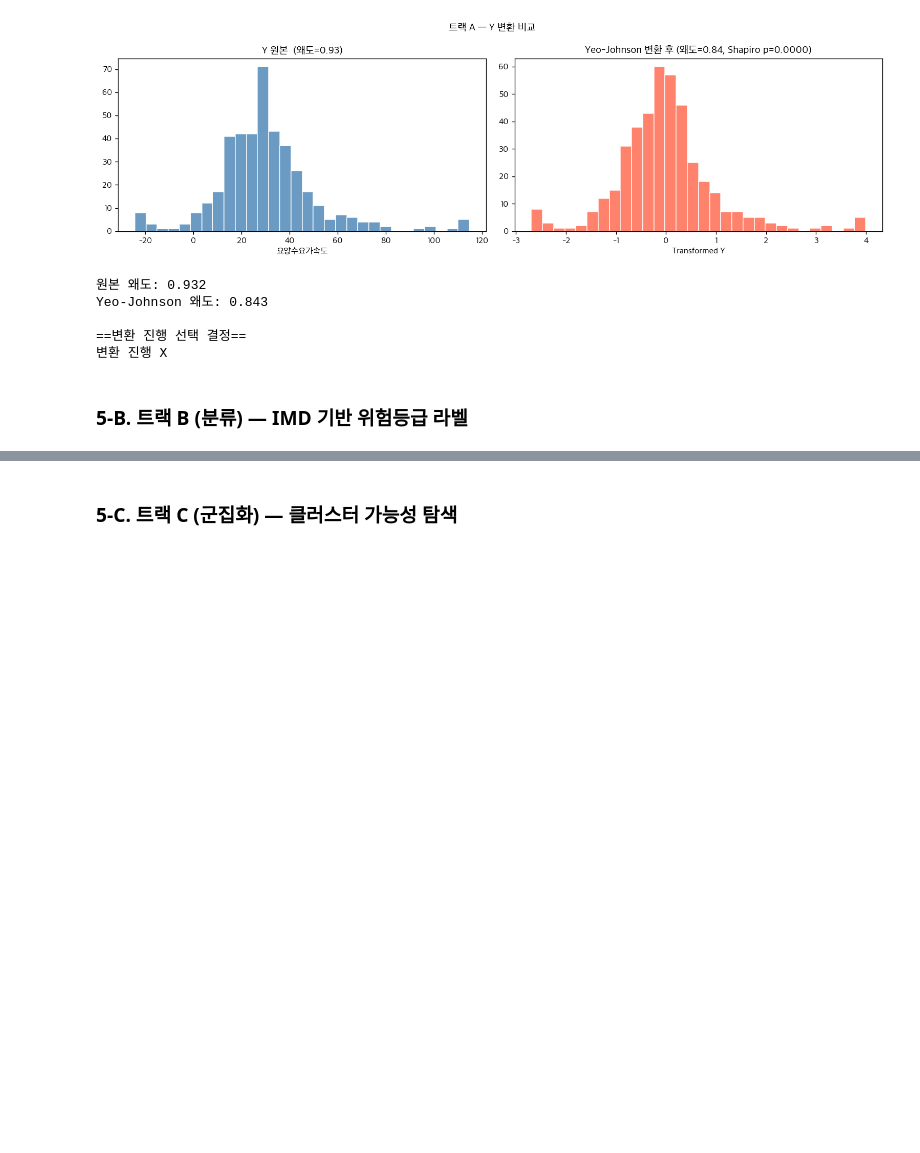
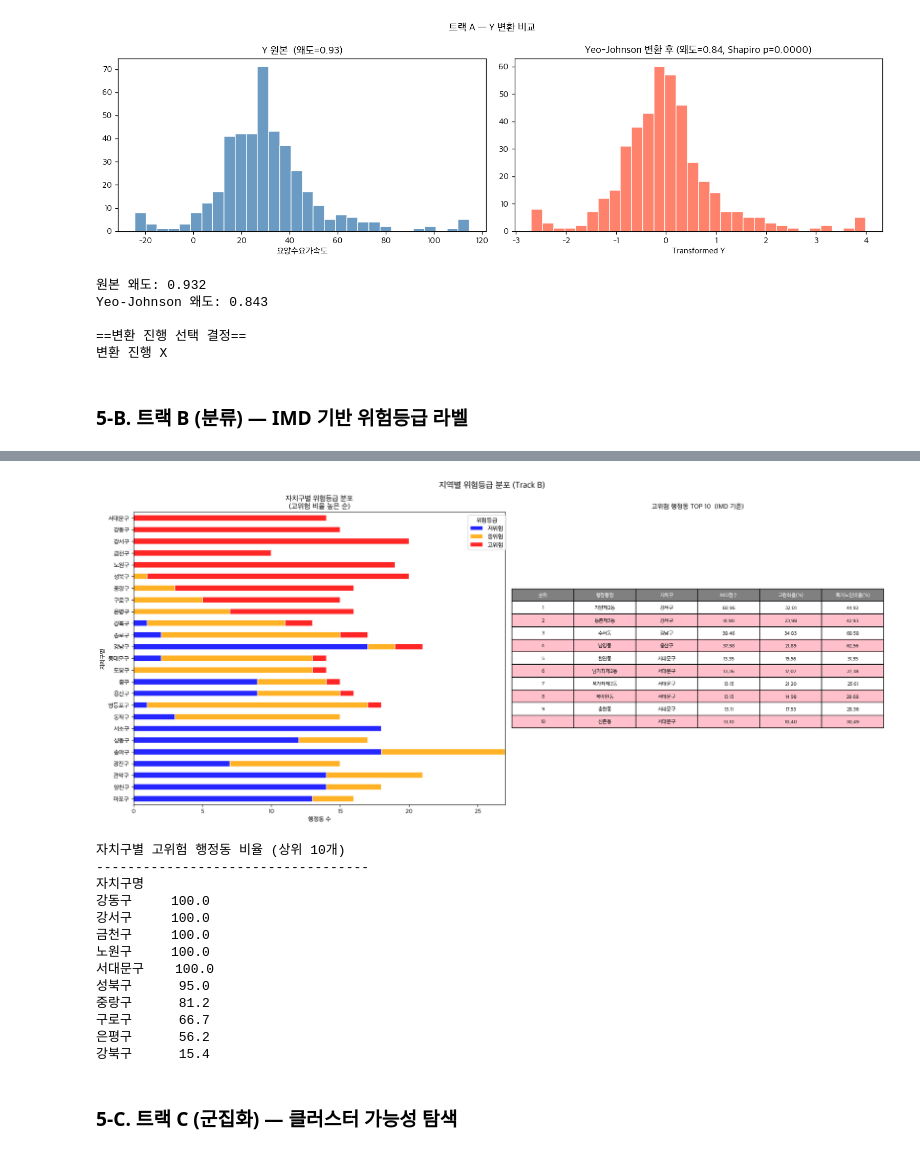
Before and after one commit to Hufssiyoung/elderly_healthcare_Income_analysis, a Jupyter notebook: EDA.ipynb, the cells around one changed output, grey strips where cells are left out. Cells and saved outputs as stored; diff of their text form; code cells hidden in the pictures; blank space fills up the shorter version.

```diff
--- a/EDA.ipynb
+++ b/EDA.ipynb
@@ -464,3 +586,79 @@ IMD_score 클래스별 요약:
+# %%
+# 자치구별 위험등급 분포 + 고위험 행정동 TOP 10
+fig, axes = plt.subplots(1, 2, figsize=(18, 8))
+fig.suptitle('지역별 위험등급 분포 (Track B)', fontsize=14, fontweight='bold')
+
+# 자치구별 누적 막대 (고위험 비율 기준 정렬)
+gu_class = (df_b.groupby(['자치구명', '위험등급'])
+               .size()
+               .unstack(fill_value=0))
+for c in order:
+    if c not in gu_class.columns:
+        gu_class[c] = 0
+gu_class = gu_class[order]
+gu_class['고위험비율'] = gu_class['고위험'] / gu_class.sum(axis=1)
+gu_class = gu_class.sort_values('고위험비율').drop(columns='고위험비율')
+
+gu_class.plot(kind='barh', stacked=True, ax=axes[0],
+              color=['blue', 'orange', 'red'],
+              alpha=0.85, edgecolor='white')
+axes[0].set_title('자치구별 위험등급 분포\n(고위험 비율 높은 순)')
+axes[0].set_xlabel('행정동 수')
+axes[0].legend(title='위험등급', bbox_to_anchor=(1.01, 1))
+
+# 고위험 행정동 TOP 10 (IMD_score 기준)
+top10 = (df_b[df_b['위험등급'] == '고위험']
+         [['행정동명', '자치구명', 'IMD_score', '고령화율', '독거노인비율']]
+         .sort_values('IMD_score', ascending=False)
+         .head(10)
+         .reset_index(drop=True))
+top10.index += 1
+
+axes[1].axis('off')
+col_labels = ['행정동명', '자치구', 'IMD점수', '고령화율(%)', '독거노인비율(%)']
+tbl = axes[1].table(
+    cellText=[[str(i + 1)] + [f'{v:.2f}' if isinstance(v, float) else str(v)
+                              for v in row]
+              for i, row in enumerate(top10.values.tolist())],
+    colLabels=['순위'] + col_labels,
+    loc='center', cellLoc='center'
+)
+tbl.auto_set_font_size(False)
+tbl.set_fontsize(8.5)
+tbl.scale(1, 1.6)
+for j in range(len(col_labels) + 1):
+    tbl[0, j].set_facecolor('gray')
+    tbl[0, j].set_text_props(color='white', fontweight='bold')
+for i in range(1, 11):
+    for j in range(len(col_labels) + 1):
+        tbl[i, j].set_facecolor('pink' if i % 2 == 0 else 'white')
+axes[1].set_title('고위험 행정동 TOP 10  (IMD 기준)', fontsize=11, fontweight='bold')
+
+plt.tight_layout()
+plt.show()
+
+# 자치구별 고위험 비율 수치 출력
+print("자치구별 고위험 행정동 비율 (상위 10개)")
+print("-" * 35)
+gu_rate = (df_b.groupby(['자치구명', '위험등급'])
+               .size().unstack(fill_value=0))
+gu_rate['고위험비율(%)'] = (gu_rate.get('고위험', 0) / gu_rate.sum(axis=1) * 100).round(1)
+print(gu_rate['고위험비율(%)'].sort_values(ascending=False).head(10).to_string())
+# %% [output]
+[figure, added]
+자치구별 고위험 행정동 비율 (상위 10개)
+-----------------------------------
+자치구명
+강동구     100.0
+강서구     100.0
+금천구     100.0
+노원구     100.0
+서대문구    100.0
+성북구      95.0
+중랑구      81.2
+구로구      66.7
+은평구      56.2
+강북구      15.4
 # %% [markdown]
 ### 5-C. 트랙 C (군집화) — 클러스터 가능성 탐색
 # %%
```
Also changed, not shown: parts of 8 cells of this notebook, 2 other files.
